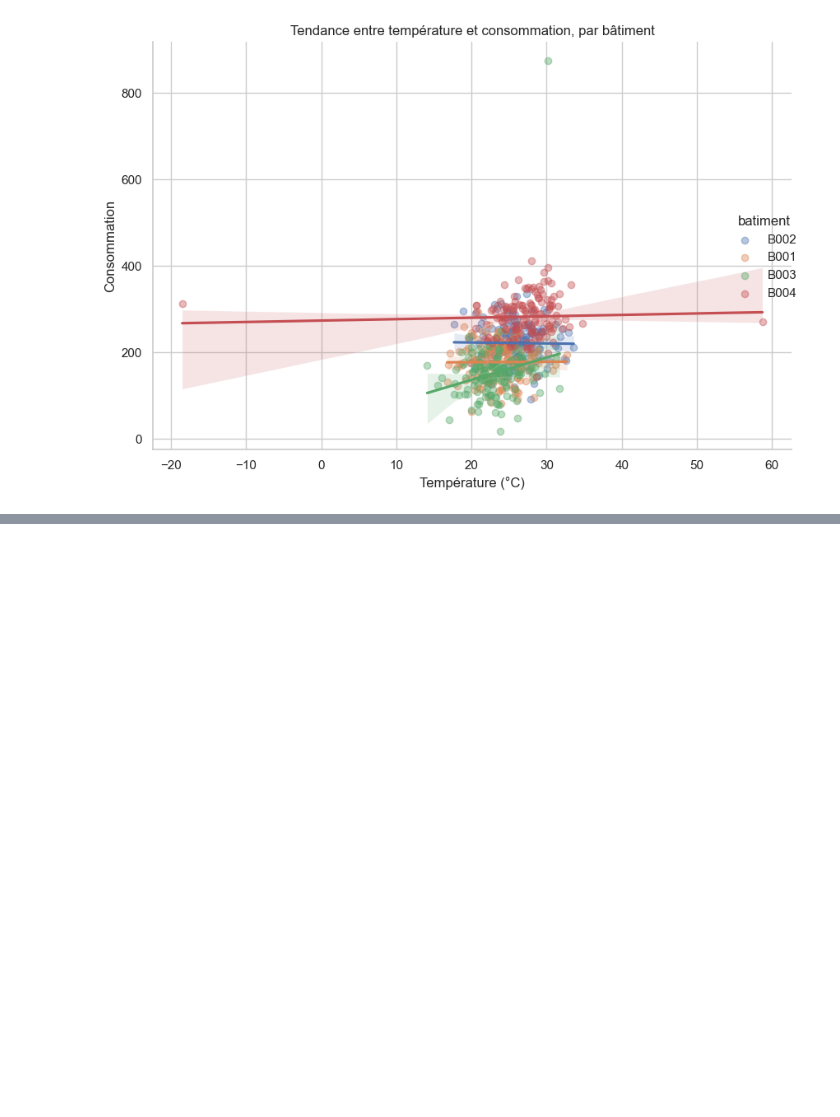
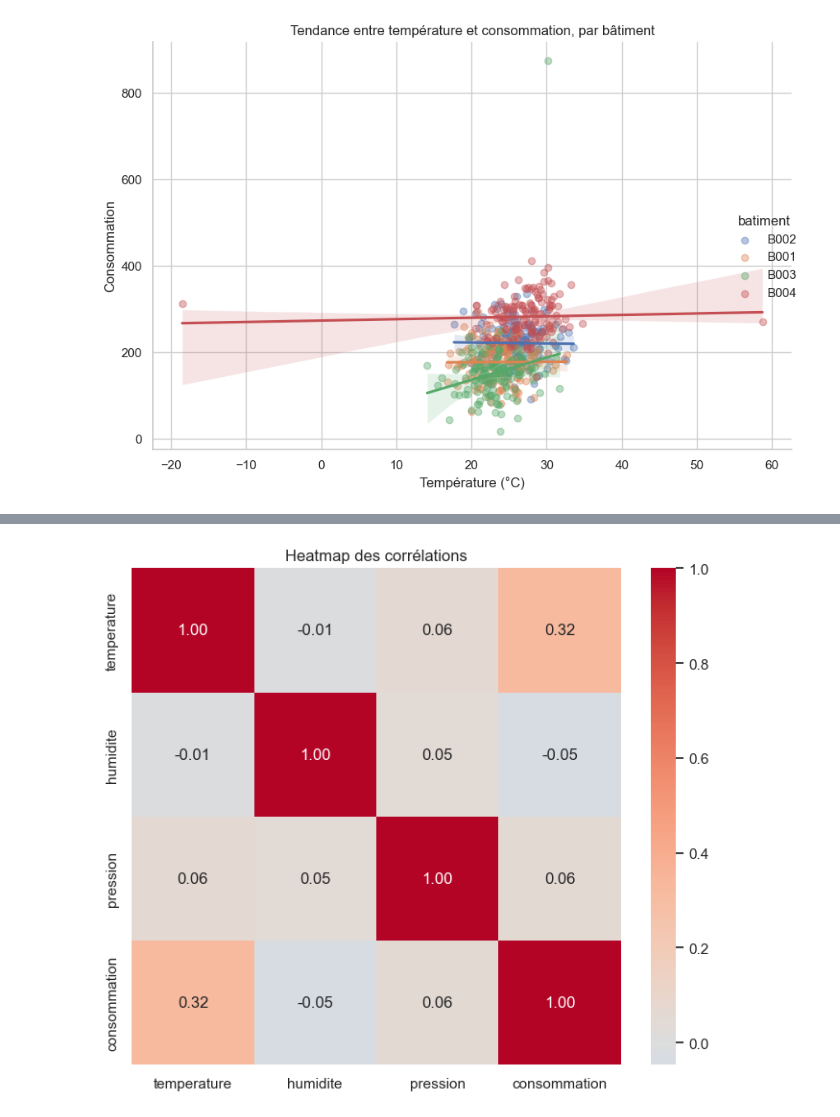
Before and after one commit to harounambaye/Seaborn_Iot_Analysis, a Jupyter notebook: notebooks/Seaborn_Iot_Analysis.ipynb, the cells around one changed output, grey strips where cells are left out. Saved outputs shown, nothing was run; the diff lists cells and outputs as text; code cells hidden in the pictures; blank space fills up the shorter version.

Commit message:
Partie 9 : Corrélations

```diff
--- a/notebooks/Seaborn_Iot_Analysis.ipynb
+++ b/notebooks/Seaborn_Iot_Analysis.ipynb
@@ -330,0 +335,6 @@ plt.show()
+# %%
+# 1) Calcul des corrélations avec Pandas
+matrice_correlation = df[["temperature", "humidite", "pression", "consommation"]].corr()
+
+# 2) Affichage de la matrice
+matrice_correlation.round(2)
@@ -330,0 +347,9 @@ plt.show()
+# %%
+# 3) Heatmap de la matrice de corrélation
+plt.figure(figsize=(7, 6))
+sns.heatmap(matrice_correlation, annot=True, cmap="coolwarm", center=0, fmt=".2f")
+plt.title("Heatmap des corrélations")
+plt.tight_layout()
+plt.show()
+# %% [output]
+[figure, added]
```
Also changed, not shown: parts of 3 cells of this notebook.
